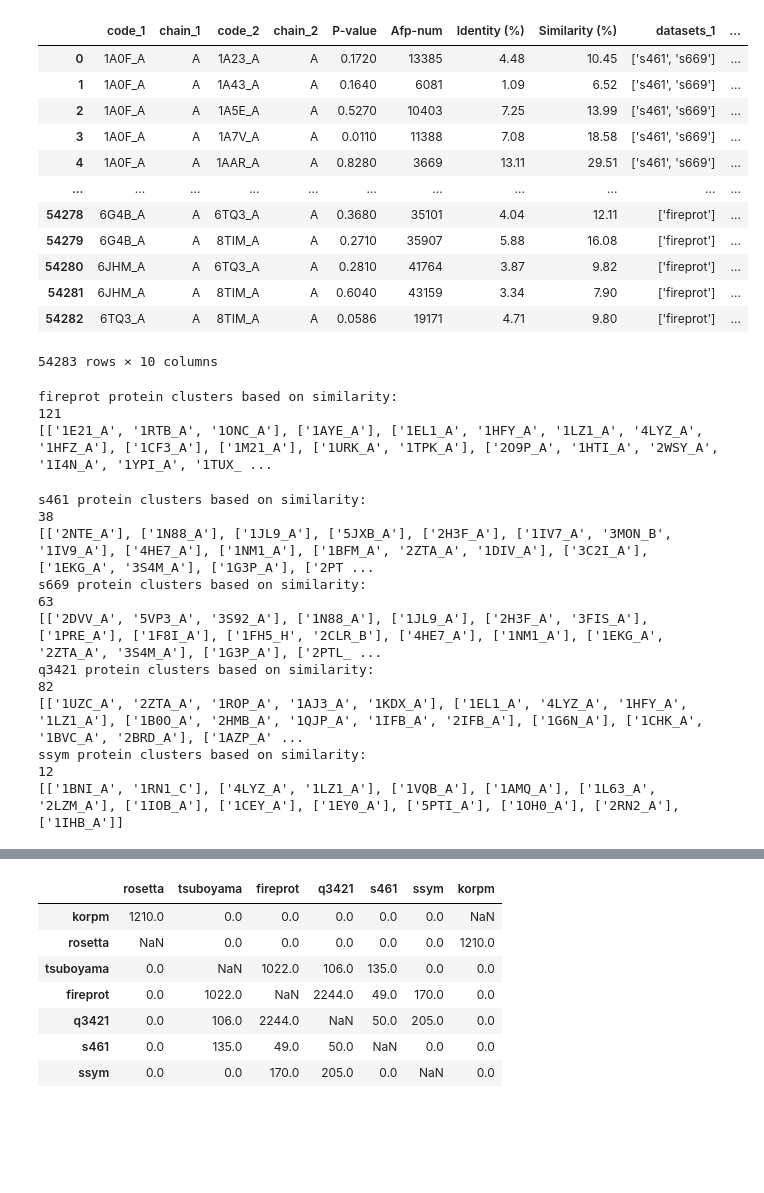
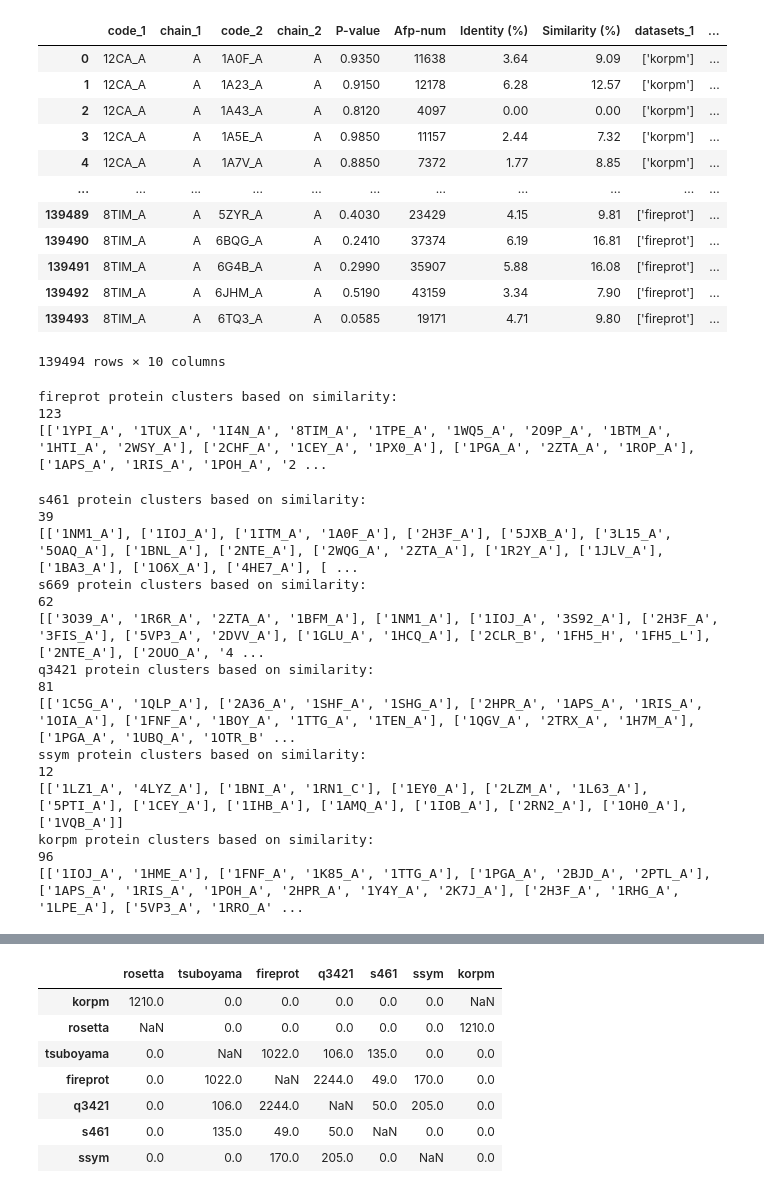
Before and after one commit to skalyaanamoorthy/PSLMs, a Jupyter notebook: analysis_notebooks/homology_analysis.ipynb, the cells around one changed output, grey strips where cells are left out. Cells and saved outputs as stored; diff of their text form; code cells hidden in the pictures; blank space fills up the shorter version.

```diff
--- a/analysis_notebooks/homology_analysis.ipynb
+++ b/analysis_notebooks/homology_analysis.ipynb
@@ -66,45 +100,47 @@ print(df)
 # %%
-fireprot = list(pd.read_csv('../data/inference/fireprot_mapped_preds.csv')['code'].unique())
-s461 = list(pd.read_csv('../data/inference/s461_mapped_preds.csv')['code'].unique())
-s669 = list(pd.read_csv('../data/inference/s669_mapped_preds.csv')['code'].unique())
-q3421 = list(pd.read_csv('../data/inference/Q3421_mapped_preds.csv')['code'].unique())
-ssym = list(pd.read_csv('../data/inference/Ssym_mapped_preds.csv')['wt_code'].unique())
+fireprot = list(pd.read_csv('../data/preprocessed/fireprot_mapped.csv')['code'].unique())
+s461 = list(pd.read_csv('../data/preprocessed/s461_mapped.csv')['code'].unique())
+s669 = list(pd.read_csv('../data/preprocessed/s669_mapped.csv')['code'].unique())
+q3421 = list(pd.read_csv('../data/preprocessed/q3421_mapped.csv')['code'].unique())
+ssym = list(pd.read_csv('../data/preprocessed/ssym_mapped.csv')['wt_code'].unique())
+korpm = list(pd.read_csv('../data/preprocessed/korpm_mapped.csv')['code'].unique())
 # %%
-datasets = ['fireprot', 's461', 's669', 'q3421', 'ssym'] #'s669',
+datasets = ['fireprot', 's461', 's669', 'q3421', 'ssym', 'korpm'] #'s669',
 df['datasets_1'] = [[] for _ in range(len(df))]
 df['datasets_2'] = [[] for _ in range(len(df))]
 
 # Iterate over each dataset and update the DataFrame
-for name, codes in zip(datasets, [fireprot, s461, s669, q3421, ssym]): #s669,
+for name, codes in zip(datasets, [fireprot, s461, s669, q3421, ssym, korpm]): #s669,
     for i in df.index:
         if df.at[i, 'code_1'] in codes:
             df.at[i, 'datasets_1'].append(name)
         if df.at[i, 'code_2'] in codes:
             df.at[i, 'datasets_2'].append(name)
 
 df['datasets_1'] = df['datasets_1'].astype(str)
 df['datasets_2'] = df['datasets_2'].astype(str)
 df = df.loc[(df['datasets_1'].astype(str)!='[]') & (df['datasets_2'].astype(str)!='[]')]
 #df.sort_values('Similarity (%)', ascending=False).head(50)
 
 df['code_1'] = df['code_1'] + '_' + df['chain_1']
 df['code_2'] = df['code_2'] + '_' + df['chain_2']
 df
 # %% [output]
 |  | code_1 | chain_1 | code_2 | chain_2 | P-value | Afp-num | Identity (%) | Similarity (%) | datasets_1 | ... |
-| 0 | 1A0F_A | A | 1A23_A | A | 0.1720 | 13385 | 4.48 | 10.45 | ['s461', 's669'] | ... |
-| 1 | 1A0F_A | A | 1A43_A | A | 0.1640 | 6081 | 1.09 | 6.52 | ['s461', 's669'] | ... |
-| 2 | 1A0F_A | A | 1A5E_A | A | 0.5270 | 10403 | 7.25 | 13.99 | ['s461', 's669'] | ... |
-| 3 | 1A0F_A | A | 1A7V_A | A | 0.0110 | 11388 | 7.08 | 18.58 | ['s461', 's669'] | ... |
-| 4 | 1A0F_A | A | 1AAR_A | A | 0.8280 | 3669 | 13.11 | 29.51 | ['s461', 's669'] | ... |
+| 0 | 12CA_A | A | 1A0F_A | A | 0.9350 | 11638 | 3.64 | 9.09 | ['korpm'] | ... |
+| 1 | 12CA_A | A | 1A23_A | A | 0.9150 | 12178 | 6.28 | 12.57 | ['korpm'] | ... |
+| 2 | 12CA_A | A | 1A43_A | A | 0.8120 | 4097 | 0.00 | 0.00 | ['korpm'] | ... |
+| 3 | 12CA_A | A | 1A5E_A | A | 0.9850 | 11157 | 2.44 | 7.32 | ['korpm'] | ... |
+| 4 | 12CA_A | A | 1A7V_A | A | 0.8850 | 7372 | 1.77 | 8.85 | ['korpm'] | ... |
 | ... | ... | ... | ... | ... | ... | ... | ... | ... | ... | ... |
-| 54278 | 6G4B_A | A | 6TQ3_A | A | 0.3680 | 35101 | 4.04 | 12.11 | ['fireprot'] | ... |
-| 54279 | 6G4B_A | A | 8TIM_A | A | 0.2710 | 35907 | 5.88 | 16.08 | ['fireprot'] | ... |
-| 54280 | 6JHM_A | A | 6TQ3_A | A | 0.2810 | 41764 | 3.87 | 9.82 | ['fireprot'] | ... |
-| 54281 | 6JHM_A | A | 8TIM_A | A | 0.6040 | 43159 | 3.34 | 7.90 | ['fireprot'] | ... |
-| 54282 | 6TQ3_A | A | 8TIM_A | A | 0.0586 | 19171 | 4.71 | 9.80 | ['fireprot'] | ... |
+| 139489 | 8TIM_A | A | 5ZYR_A | A | 0.4030 | 23429 | 4.15 | 9.81 | ['fireprot'] | ... |
+| 139490 | 8TIM_A | A | 6BQG_A | A | 0.2410 | 37374 | 6.19 | 16.81 | ['fireprot'] | ... |
+| 139491 | 8TIM_A | A | 6G4B_A | A | 0.2990 | 35907 | 5.88 | 16.08 | ['fireprot'] | ... |
+| 139492 | 8TIM_A | A | 6JHM_A | A | 0.5190 | 43159 | 3.34 | 7.90 | ['fireprot'] | ... |
+| 139493 | 8TIM_A | A | 6TQ3_A | A | 0.0585 | 19171 | 4.71 | 9.80 | ['fireprot'] | ... |
-54283 rows × 10 columns
+139494 rows × 10 columns
 # %%
+### cluster based on E-value (structural)
 from collections import defaultdict
 
 def find_cluster(protein, assigned_clusters, threshold=0.01):
@@ -113,7 +149,7 @@ def find_cluster(protein, assigned_clusters, threshold=0.01):
             return cluster
     return None
 
-for name, codes in zip(datasets, [fireprot, s461, s669, q3421, ssym]):
+for name, codes in zip(datasets, [fireprot, s461, s669, q3421, ssym, korpm]):
     df_cur = df.copy(deep=True).loc[df['datasets_1'].astype(str).str.contains(name)]
     df_cur = df_cur.loc[df['datasets_2'].astype(str).str.contains(name)]
     #df_cur = df_cur.loc[df['Similarity (%)']>50]
@@ -161,18 +197,21 @@ for name, codes in zip(datasets, [fireprot, s461, s669, q3421, ssym]):
     data.to_csv(f'../data/{name}_mapped_preds_clusters.csv')
 # %% [output]
 fireprot protein clusters based on similarity:
-121
-[['1E21_A', '1RTB_A', '1ONC_A'], ['1AYE_A'], ['1EL1_A', '1HFY_A', '1LZ1_A', '4LYZ_A', '1HFZ_A'], ['1CF3_A'], ['1M21_A'], ['1URK_A', '1TPK_A'], ['2O9P_A', '1HTI_A', '2WSY_A', '1I4N_A', '1YPI_A', '1TUX_ ...
+123
+[['1YPI_A', '1TUX_A', '1I4N_A', '8TIM_A', '1TPE_A', '1WQ5_A', '2O9P_A', '1BTM_A', '1HTI_A', '2WSY_A'], ['2CHF_A', '1CEY_A', '1PX0_A'], ['1PGA_A', '2ZTA_A', '1ROP_A'], ['1APS_A', '1RIS_A', '1POH_A', '2 ...
 s461 protein clusters based on similarity:
-38
-[['2NTE_A'], ['1N88_A'], ['1JL9_A'], ['5JXB_A'], ['2H3F_A'], ['1IV7_A', '3MON_B', '1IV9_A'], ['4HE7_A'], ['1NM1_A'], ['1BFM_A', '2ZTA_A', '1DIV_A'], ['3C2I_A'], ['1EKG_A', '3S4M_A'], ['1G3P_A'], ['2PT ...
+39
+[['1NM1_A'], ['1IOJ_A'], ['1ITM_A', '1A0F_A'], ['2H3F_A'], ['5JXB_A'], ['3L15_A', '5OAQ_A'], ['1BNL_A'], ['2NTE_A'], ['2WQG_A', '2ZTA_A'], ['1R2Y_A'], ['1JLV_A'], ['1BA3_A'], ['1O6X_A'], ['4HE7_A'], [ ...
 s669 protein clusters based on similarity:
-63
-[['2DVV_A', '5VP3_A', '3S92_A'], ['1N88_A'], ['1JL9_A'], ['2H3F_A', '3FIS_A'], ['1PRE_A'], ['1F8I_A'], ['1FH5_H', '2CLR_B'], ['4HE7_A'], ['1NM1_A'], ['1EKG_A', '2ZTA_A', '3S4M_A'], ['1G3P_A'], ['2PTL_ ...
+62
+[['3O39_A', '1R6R_A', '2ZTA_A', '1BFM_A'], ['1NM1_A'], ['1IOJ_A', '3S92_A'], ['2H3F_A', '3FIS_A'], ['5VP3_A', '2DVV_A'], ['1GLU_A', '1HCQ_A'], ['2CLR_B', '1FH5_H', '1FH5_L'], ['2NTE_A'], ['2OUO_A', '4 ...
 q3421 protein clusters based on similarity:
-82
-[['1UZC_A', '2ZTA_A', '1ROP_A', '1AJ3_A', '1KDX_A'], ['1EL1_A', '4LYZ_A', '1HFY_A', '1LZ1_A'], ['1B0O_A', '2HMB_A', '1QJP_A', '1IFB_A', '2IFB_A'], ['1G6N_A'], ['1CHK_A', '1BVC_A', '2BRD_A'], ['1AZP_A' ...
+81
+[['1C5G_A', '1QLP_A'], ['2A36_A', '1SHF_A', '1SHG_A'], ['2HPR_A', '1APS_A', '1RIS_A', '1OIA_A'], ['1FNF_A', '1BOY_A', '1TTG_A', '1TEN_A'], ['1QGV_A', '2TRX_A', '1H7M_A'], ['1PGA_A', '1UBQ_A', '1OTR_B' ...
 ssym protein clusters based on similarity:
 12
-[['1BNI_A', '1RN1_C'], ['4LYZ_A', '1LZ1_A'], ['1VQB_A'], ['1AMQ_A'], ['1L63_A', '2LZM_A'], ['1IOB_A'], ['1CEY_A'], ['1EY0_A'], ['5PTI_A'], ['1OH0_A'], ['2RN2_A'], ['1IHB_A']]
+[['1LZ1_A', '4LYZ_A'], ['1BNI_A', '1RN1_C'], ['1EY0_A'], ['2LZM_A', '1L63_A'], ['5PTI_A'], ['1CEY_A'], ['1IHB_A'], ['1AMQ_A'], ['1IOB_A'], ['2RN2_A'], ['1OH0_A'], ['1VQB_A']]
+korpm protein clusters based on similarity:
+96
+[['1IOJ_A', '1HME_A'], ['1FNF_A', '1K85_A', '1TTG_A'], ['1PGA_A', '2BJD_A', '2PTL_A'], ['1APS_A', '1RIS_A', '1POH_A', '2HPR_A', '1Y4Y_A', '2K7J_A'], ['2H3F_A', '1RHG_A', '1LPE_A'], ['5VP3_A', '1RRO_A' ...
 # %%
```
Also changed, not shown: parts of 4 cells of this notebook, 16 other files.
